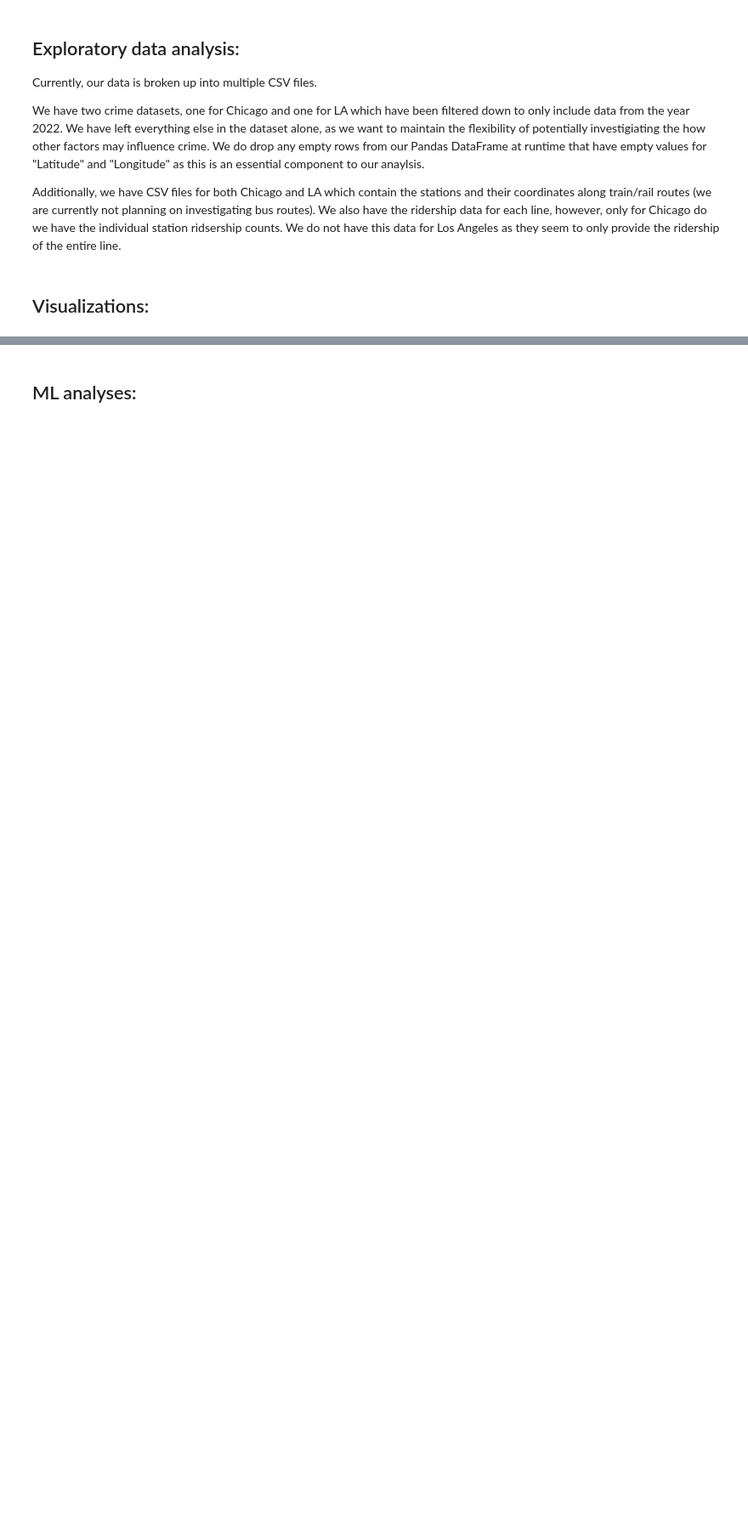
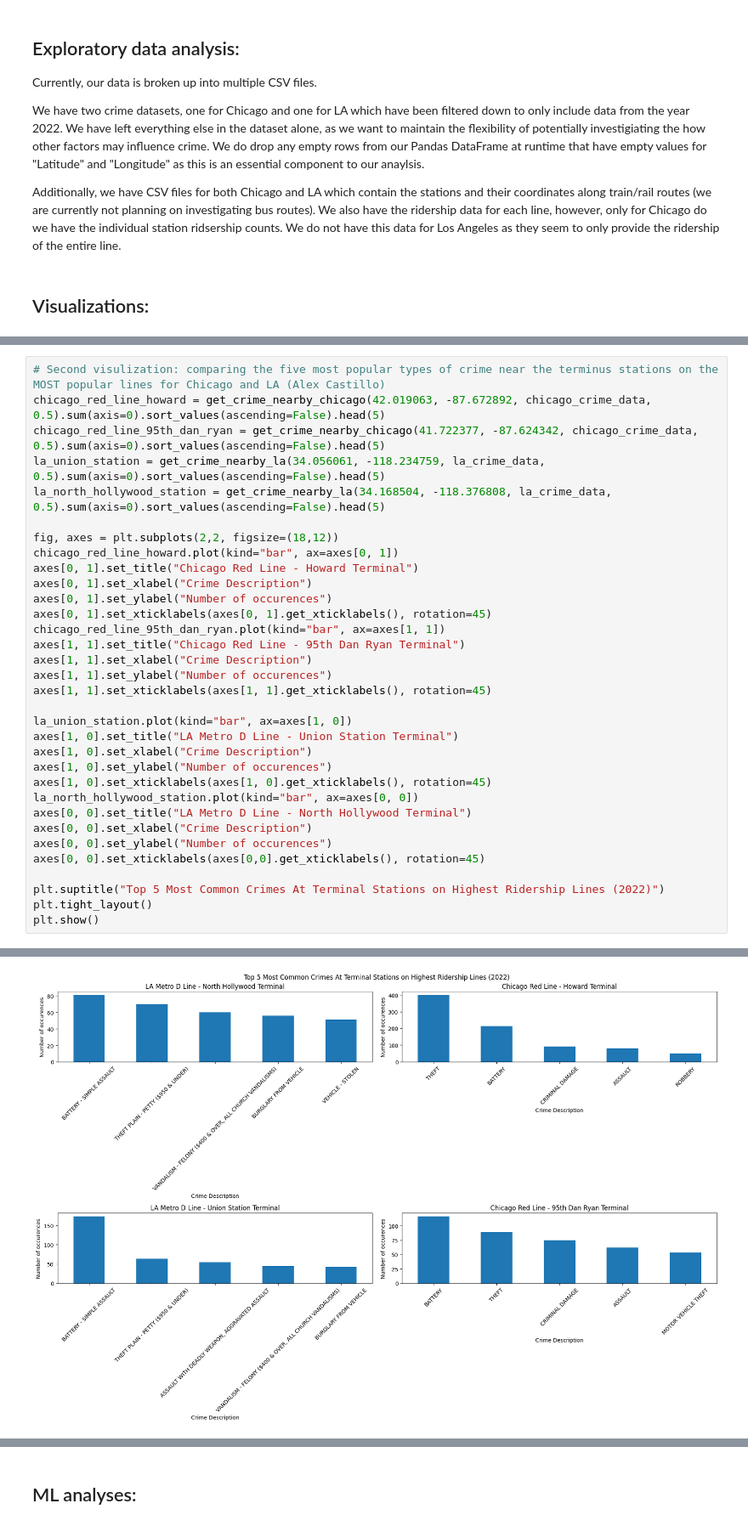
Before and after one commit to chi-city/CS418-Group-Project, a Jupyter notebook: progress_report.ipynb, the cells around one changed output, grey strips where cells are left out. Shown at 85% size. Drawn from its saved outputs; the diff is of its cells as text; blank space fills up the shorter version.

```diff
--- a/progress_report.ipynb
+++ b/progress_report.ipynb
@@ -88,0 +232,34 @@ Additionally, we have CSV files for both Chicago and LA which contain the statio
+# %%
+# Second visulization: comparing the five most popular types of crime near the terminus stations on the MOST popular lines for Chicago and LA (Alex Castillo)
+chicago_red_line_howard = get_crime_nearby_chicago(42.019063, -87.672892, chicago_crime_data, 0.5).sum(axis=0).sort_values(ascending=False).head(5)
+chicago_red_line_95th_dan_ryan = get_crime_nearby_chicago(41.722377, -87.624342, chicago_crime_data, 0.5).sum(axis=0).sort_values(ascending=False).head(5)
+la_union_station = get_crime_nearby_la(34.056061, -118.234759, la_crime_data, 0.5).sum(axis=0).sort_values(ascending=False).head(5)
+la_north_hollywood_station = get_crime_nearby_la(34.168504, -118.376808, la_crime_data, 0.5).sum(axis=0).sort_values(ascending=False).head(5)
+
+fig, axes = plt.subplots(2,2, figsize=(18,12))
+chicago_red_line_howard.plot(kind="bar", ax=axes[0, 1])
+axes[0, 1].set_title("Chicago Red Line - Howard Terminal")
+axes[0, 1].set_xlabel("Crime Description")
+axes[0, 1].set_ylabel("Number of occurences")
+axes[0, 1].set_xticklabels(axes[0, 1].get_xticklabels(), rotation=45)
+chicago_red_line_95th_dan_ryan.plot(kind="bar", ax=axes[1, 1])
+axes[1, 1].set_title("Chicago Red Line - 95th Dan Ryan Terminal")
+axes[1, 1].set_xlabel("Crime Description")
+axes[1, 1].set_ylabel("Number of occurences")
+axes[1, 1].set_xticklabels(axes[1, 1].get_xticklabels(), rotation=45)
+
+la_union_station.plot(kind="bar", ax=axes[1, 0])
+axes[1, 0].set_title("LA Metro D Line - Union Station Terminal")
+axes[1, 0].set_xlabel("Crime Description")
+axes[1, 0].set_ylabel("Number of occurences")
+axes[1, 0].set_xticklabels(axes[1, 0].get_xticklabels(), rotation=45)
+la_north_hollywood_station.plot(kind="bar", ax=axes[0, 0])
+axes[0, 0].set_title("LA Metro D Line - North Hollywood Terminal")
+axes[0, 0].set_xlabel("Crime Description")
+axes[0, 0].set_ylabel("Number of occurences")
+axes[0, 0].set_xticklabels(axes[0,0].get_xticklabels(), rotation=45)
+
+plt.suptitle("Top 5 Most Common Crimes At Terminal Stations on Highest Ridership Lines (2022)")
+plt.tight_layout()
+plt.show()
+# %% [output]
@@ -88,0 +270 @@ Additionally, we have CSV files for both Chicago and LA which contain the statio
+[figure, added]
```
Also changed, not shown: parts of 7 cells of this notebook.
